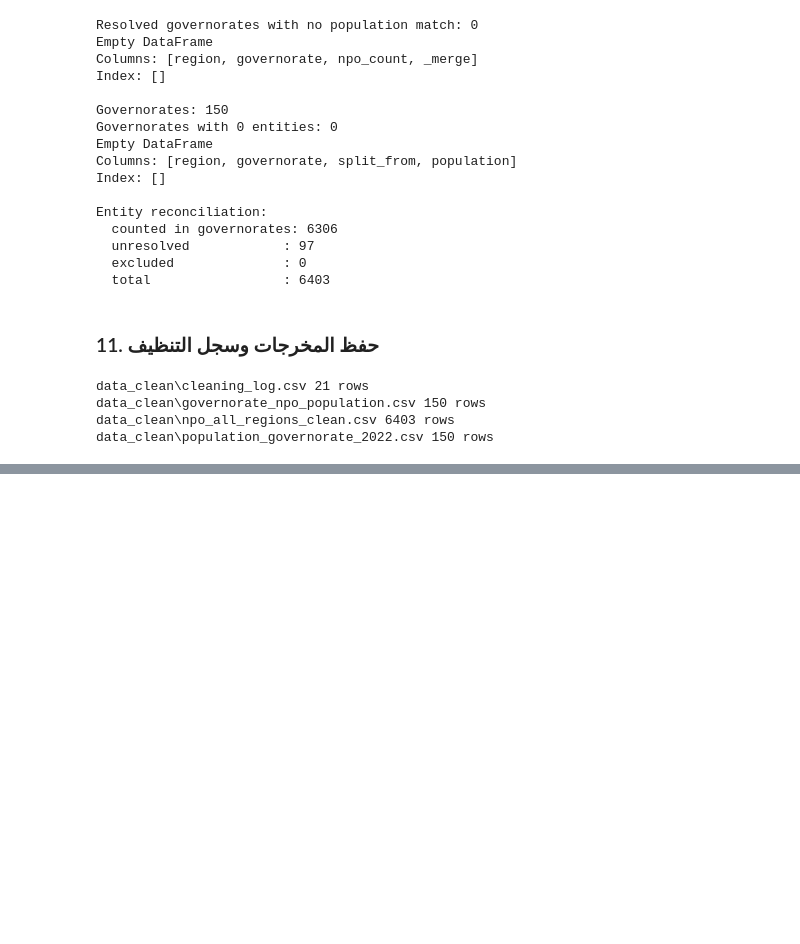
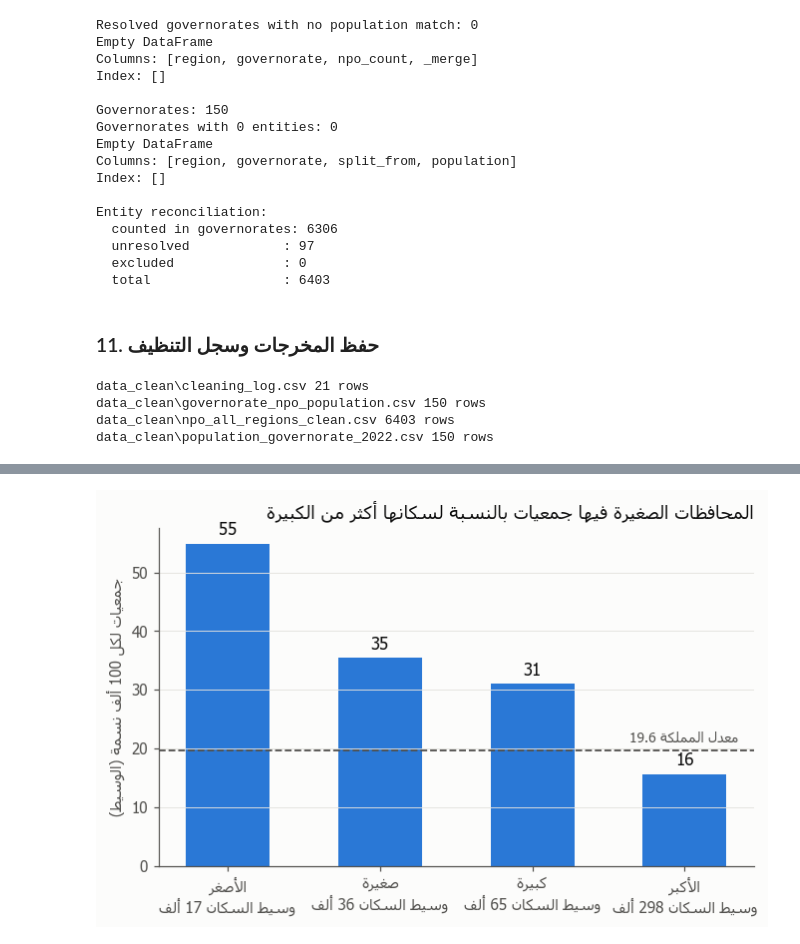
Before and after one commit to HayaSaleh97/npo-governorate-gap-analysis, a Jupyter notebook: analysis.ipynb, the cells around one changed output, grey strips where cells are left out. Drawn from its saved outputs; the diff is of its cells as text; code cells hidden in the pictures; blank space fills up the shorter version.

```diff
--- a/analysis.ipynb
+++ b/analysis.ipynb
@@ -702,0 +771,11 @@ cleaning_log
+# %%
+NATIONAL_RATE = gov['npo_count'].sum() / gov['population'].sum() * 100_000
+print(f'National rate: {NATIONAL_RATE:.1f} nonprofits per 100k people\n')
+
+gov['size_group'] = pd.qcut(gov['population'], 4, labels=['الأصغر', 'صغيرة', 'كبيرة', 'الأكبر'])
+by_size = gov.groupby('size_group', observed=True).agg(
+    governorates=('governorate', 'size'),
+    population_median=('population', 'median'),
+    per_100k_median=('per_100k', 'median'),
+).round(1)
+by_size
@@ -702,0 +790,14 @@ cleaning_log
+# %%
+fig, ax = plt.subplots(figsize=(7, 4))
+labels = [ar(name) + '\n' + ar(f'وسيط السكان {pop / 1000:,.0f} ألف') for name, pop in zip(by_size.index, by_size['population_median'])]
+bars = ax.bar(labels, by_size['per_100k_median'], color=BLUE, width=0.55)
+ax.bar_label(bars, fmt='%.0f', padding=3, color=INK, fontsize=11)
+ax.axhline(NATIONAL_RATE, color=INK_2, linestyle='--', linewidth=1.2)
+ax.text(3.35, NATIONAL_RATE + 1.5, ar(f'معدل المملكة {NATIONAL_RATE:.1f}'), color=INK_2, ha='right', fontsize=9)
+ax.set_ylabel(ar('جمعيات لكل 100 ألف نسمة (الوسيط)'))
+ax.set_title(ar('المحافظات الصغيرة فيها جمعيات بالنسبة لسكانها أكثر من الكبيرة'), color=INK, fontsize=12, loc='right')
+ax.grid(axis='x', visible=False)
+fig.savefig(FIGURES / 'fig1_rate_by_size.png')
+plt.show()
+# %% [output]
+[figure, added]
```
Also changed, not shown: parts of 26 cells of this notebook, 6 other files.
